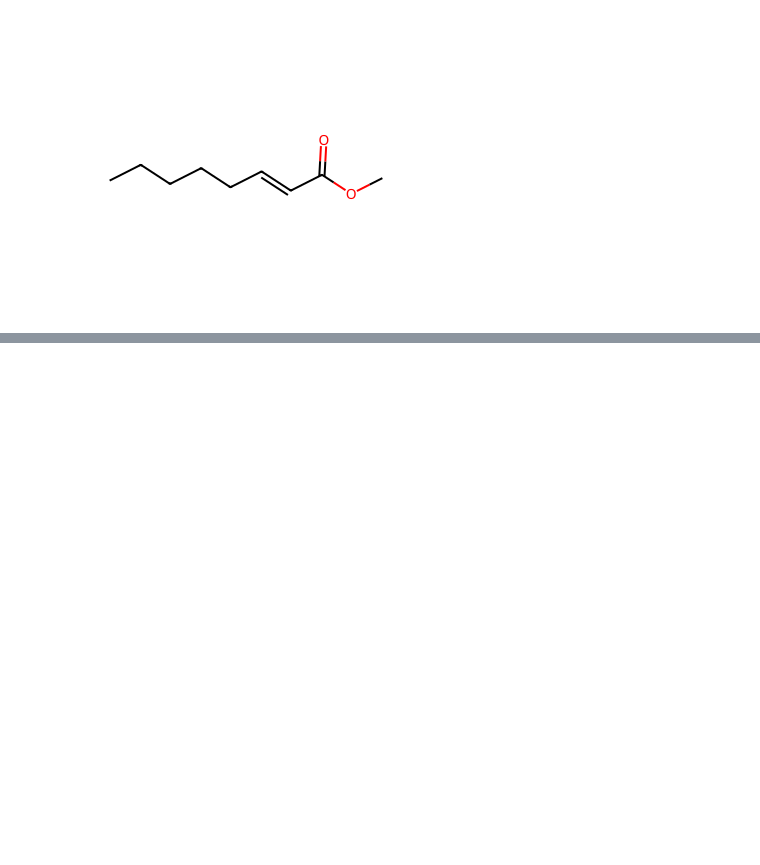
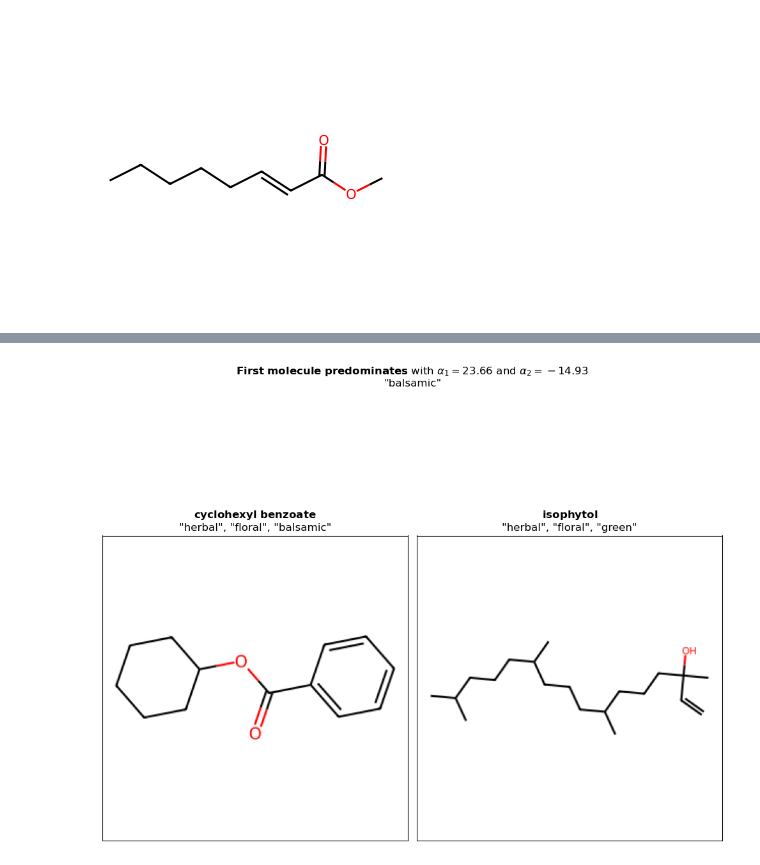
Before and after one commit to odor-pair/odor-pair, a Jupyter notebook: charts/pair.ipynb, the cells around one changed output, grey strips where cells are left out. Cells and saved outputs as stored; diff of their text form; code cells hidden in the pictures; blank space fills up the shorter version.

```diff
--- a/charts/pair.ipynb
+++ b/charts/pair.ipynb
@@ -119,0 +244,4 @@ make("pair",data,bold("Blend contains notes distinct from either molecule"))
+# %%
+make("firstpredominates",find("C1CCC(CC1)OC(=O)C2=CC=CC=C2","CC(C)CCCC(C)CCCC(C)CCCC(C)(C=C)O"), f"{bold('First molecule predominates')} with " +  r"$\alpha_1 = 23.66$ and $\alpha_2 = -14.93$")
+# %% [output]
+[figure, added]
```
Also changed, not shown: parts of 13 cells of this notebook, 27 other files.
